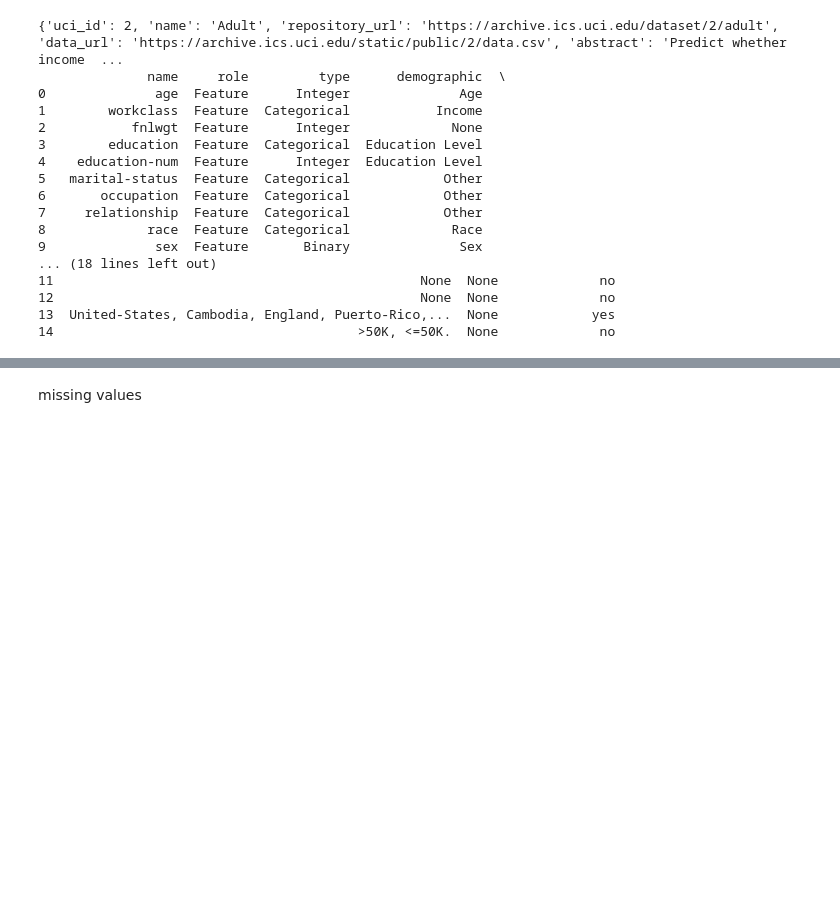
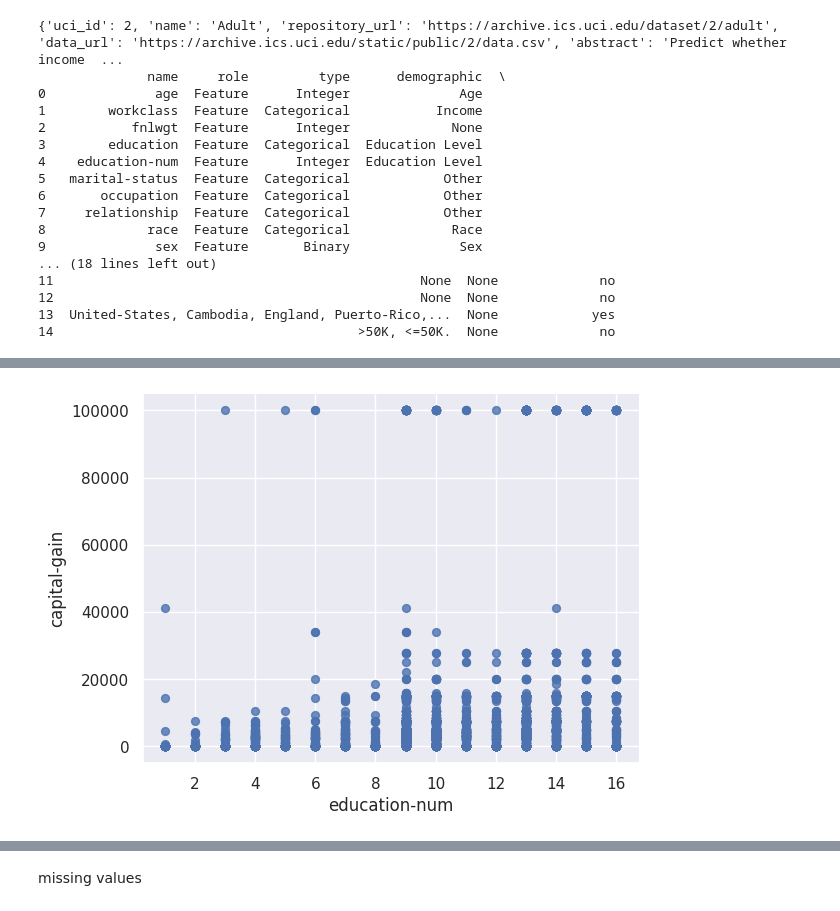
Before and after one commit to Exper626/Census-Income-ML, a Jupyter notebook: Machine_Learning.ipynb, the cells around one changed output, grey strips where cells are left out. Cells and saved outputs as stored; diff of their text form; code cells hidden in the pictures; blank space fills up the shorter version.

```diff
--- a/Machine_Learning.ipynb
+++ b/Machine_Learning.ipynb
@@ -56,0 +90,8 @@ print(adult.variables)
+# %%
+# @title education-num vs capital-gain
+
+from matplotlib import pyplot as plt
+X.plot(kind='scatter', x='education-num', y='capital-gain', s=32, alpha=.8)
+plt.gca().spines[['top', 'right',]].set_visible(False)
+# %% [output]
+[figure, added]
```
Also changed, not shown: parts of 10 cells of this notebook.
